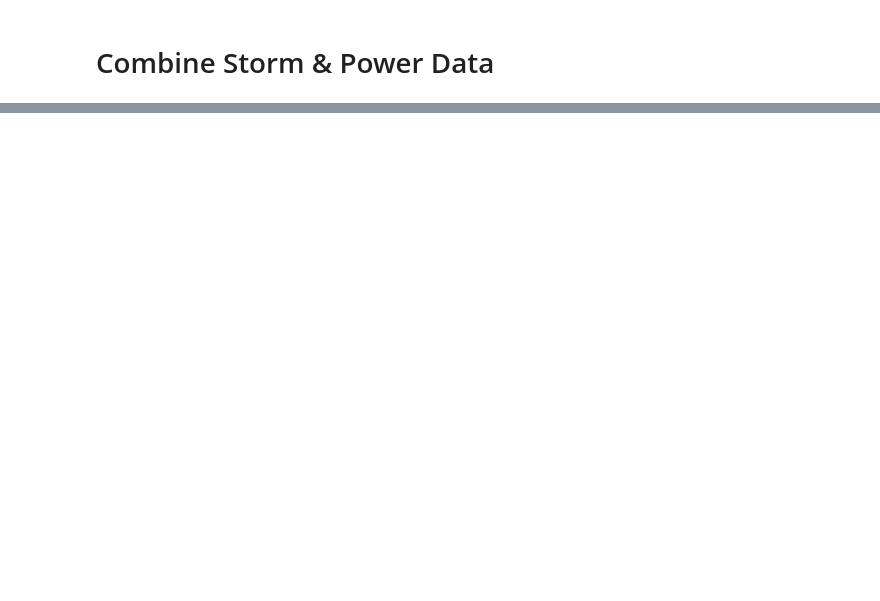
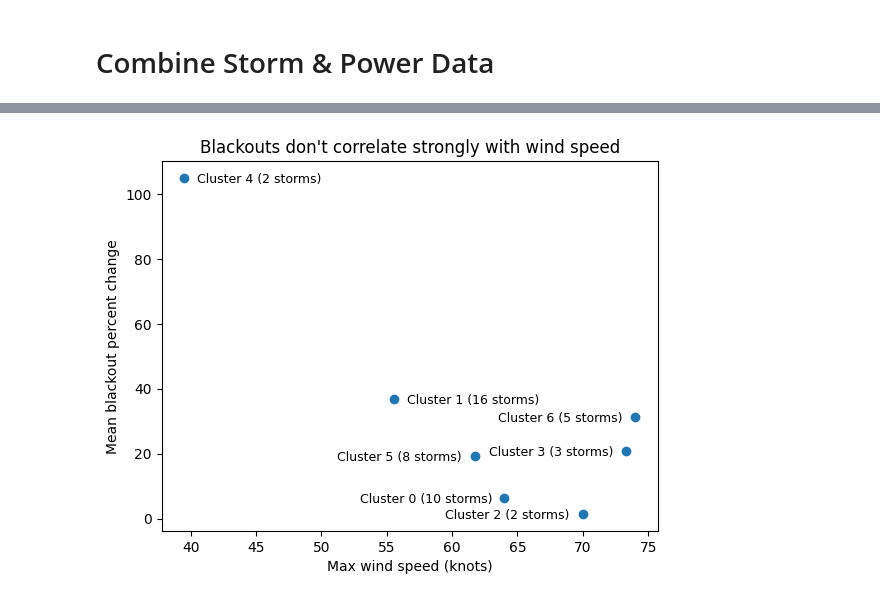
Before and after one commit to skortchmark9/Climate_ML, a Jupyter notebook: Project_1/samk.ipynb, the cells around one changed output, grey strips where cells are left out. Cells and saved outputs as stored; diff of their text form; code cells hidden in the pictures; blank space fills up the shorter version.

```diff
--- a/Project_1/samk.ipynb
+++ b/Project_1/samk.ipynb
@@ -264,0 +246,54 @@ for cluster_id, cluster in clusters:
+# %%
+# Plot the fips percent change for each fips code in the cluster
+import matplotlib.pyplot as plt
+import seaborn as sns
+
+def mean_blackout_percent_change_by_cluster(cluster_id):
+    blackouts = get_blackouts_by_fip_for_cluster(
+        blackout_by_storm_sid,
+        [storm['sid'] for storm in storms_by_cluster_id[cluster_id]]
+    )
+    blackouts.sort_values(by='percent_change', ascending=False, inplace=True)
+    mean = blackouts['percent_change'].mean()
+    return mean
+
+# Plot the mean storm intensity for each cluster
+def mean_intensity_by_cluster(cluster_id):
+    cluster = storms_by_cluster_id[cluster_id]
+    intensities = [storm['intensity'] for storm in cluster]
+    return sum(intensities) / len(intensities)
+
+means = {}
+intensities = {}
+for cluster_id, cluster in clusters:
+    cluster_mean = mean_blackout_percent_change_by_cluster(cluster_id)
+    cluster_intensity = mean_intensity_by_cluster(cluster_id)
+    means[cluster_id] = cluster_mean
+    intensities[cluster_id] = cluster_intensity
+
+
+# Make a plot which shows the mean blackout and mean storm intensity by cluster.
+# Have the x-axis be the mean storm intensity and the y-axis be the mean blackout percent change.
+# Label each point with the cluster id.
+plt.scatter(intensities.values(), means.values())
+i_max = max(intensities.values())
+i_min = min(intensities.values())
+half = i_min + ((i_max - i_min) / 2)
+for cluster_id, cluster in clusters:
+    n_storms = len(storms_by_cluster_id[cluster_id])
+
+    intensity = intensities[cluster_id]
+    label = f"Cluster {cluster_id} ({n_storms} storms)"
+    plt.text(
+        intensity + (1 if intensity < half else -len(label) / 1.9),
+        means[cluster_id] - 1.5,
+        label,
+        fontsize=9
+    )
+
+plt.xlabel('Max wind speed (knots)')
+plt.ylabel('Mean blackout percent change')
+plt.title('Blackouts don\'t correlate strongly with wind speed')
+plt.show()
+# %% [output]
+[figure, added]
```
Also changed, not shown: parts of 10 cells of this notebook, 1 other file.
